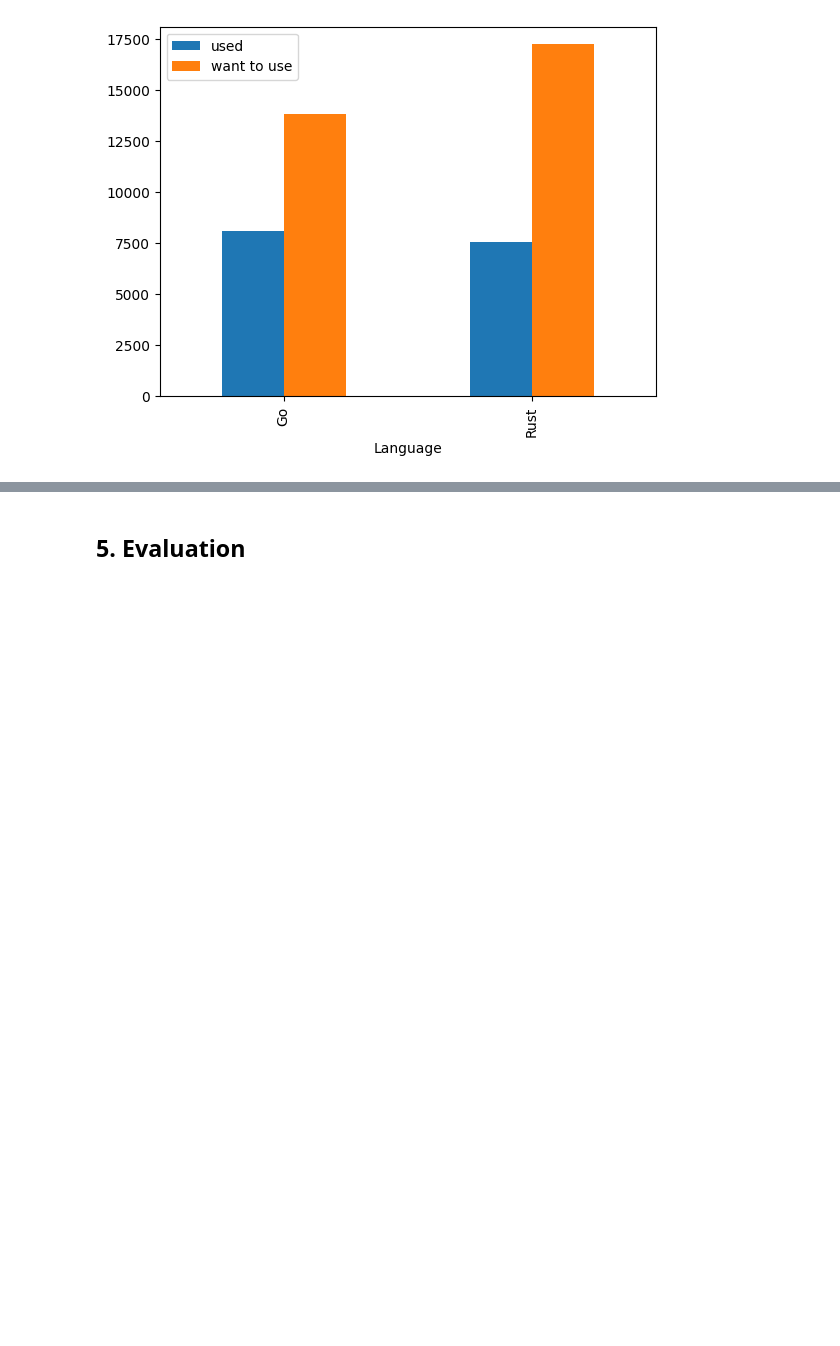
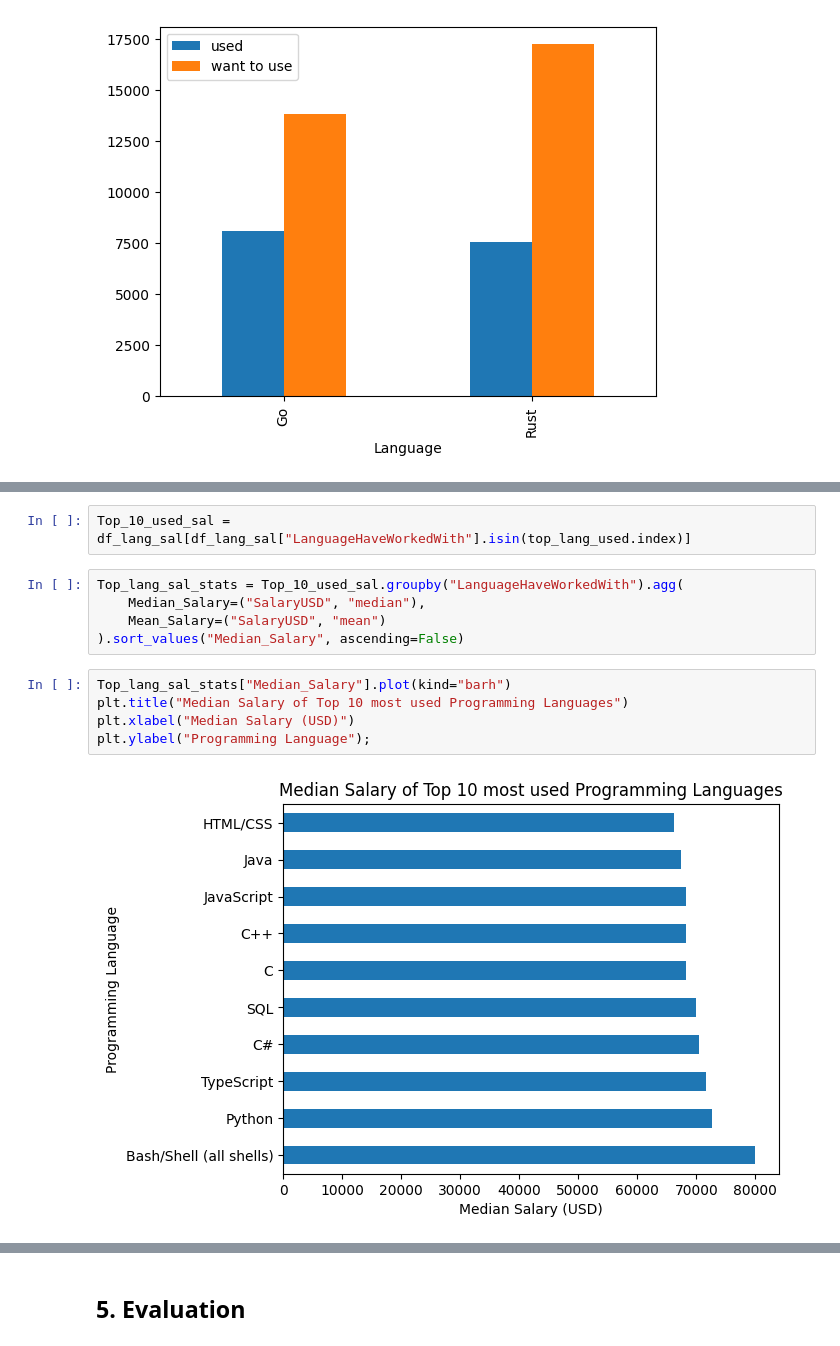
Before and after one commit to dirkhradecky/stackoverflow, a Jupyter notebook: stackoverflow.ipynb, the cells around one changed output, grey strips where cells are left out. Cells and saved outputs as stored; diff of their text form; blank space fills up the shorter version.

```diff
--- a/stackoverflow.ipynb
+++ b/stackoverflow.ipynb
@@ -566,0 +591,14 @@ df_go_rust.plot(kind="bar")
+# %%
+Top_10_used_sal = df_lang_sal[df_lang_sal["LanguageHaveWorkedWith"].isin(top_lang_used.index)]
+# %%
+Top_lang_sal_stats = Top_10_used_sal.groupby("LanguageHaveWorkedWith").agg(
+    Median_Salary=("SalaryUSD", "median"),
+    Mean_Salary=("SalaryUSD", "mean")
+).sort_values("Median_Salary", ascending=False)
+# %%
+Top_lang_sal_stats["Median_Salary"].plot(kind="barh")
+plt.title("Median Salary of Top 10 most used Programming Languages")
+plt.xlabel("Median Salary (USD)")
+plt.ylabel("Programming Language");
+# %% [output]
+[figure, added]
```
Also changed, not shown: parts of 12 cells of this notebook, 1 other file.
